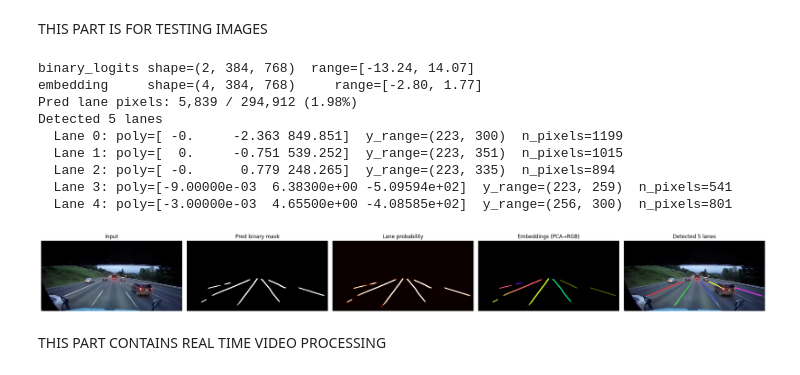
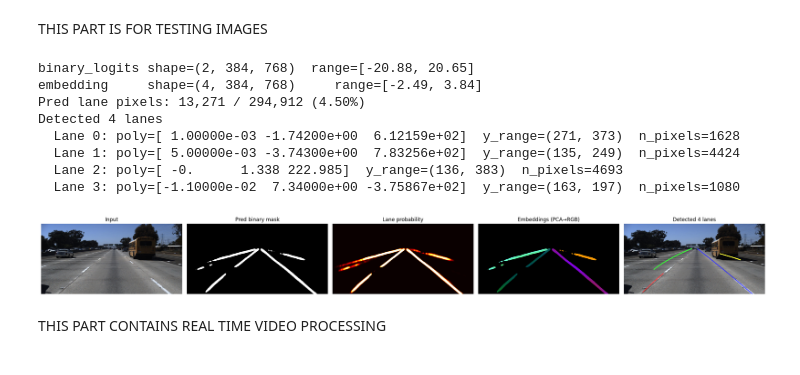
Before and after one commit to abdullahtapanci/LaneDetection, a Jupyter notebook: realTime.ipynb, the cells around one changed output. Cells and saved outputs as stored; diff of their text form; code cells hidden in the pictures.

```diff
--- a/realTime.ipynb
+++ b/realTime.ipynb
@@ -33,7 +39,7 @@ device = "cuda" if torch.cuda.is_available() else "cpu"
 print("device:", device)
 
 #Checkpoint path
-CKPT_PATH = "/content/drive/MyDrive/Lane_Detection_Project/checkpoints/5/best.pt"
+CKPT_PATH = "/content/drive/MyDrive/Lane_Detection_Project/checkpoints/6/best.pt"
 
 #Load the model
 #model = LaneNet(embedding_dim=4).to(device)
@@ -79,18 +86,18 @@ THIS PART IS FOR TESTING IMAGES
 # %%
 from sklearn.decomposition import PCA
 
-IMAGE_PATH = "/content/drive/MyDrive/Lane_Detection_Project/sampleImages/testImage1.png"
+IMAGE_PATH = "/content/drive/MyDrive/Lane_Detection_Project/sampleImages/testImage3.png"
 # IMAGE_PATH = "samples/test.jpg"   # local
 
 #These are postprocess hyperparameters — we can tune these per trained model
 #EPS is the maximum distance between two samples for them to be considered as in the same neighborhood.
 #MIN_SAMPLES is the minimum number of samples required to form a dense region (i.e., a lane).
 #MIN_PIXELS is the minimum number of pixels required for a detected lane to be considered valid.
-EPS, MIN_SAMPLES, MIN_PIXELS, BANDWIDTH = 0.1, 20, 100, 2.0
+EPS, MIN_SAMPLES, MIN_PIXELS, BANDWIDTH = 1.0, 20, 100, 1.5
 POLY_DEGREE = 2
-HORIZON_CUTOFF = 30
-HORIZON_PADDING = 10
-MIN_BLOB_PIXELS = 500
+HORIZON_CUTOFF = 0
+HORIZON_PADDING = 0
+MIN_BLOB_PIXELS = 10
 THRESHOLD = 0.7
 
 # --- Read image ---
@@ -106,10 +113,24 @@ with torch.no_grad():
 binary_np = binary_logits.squeeze(0).cpu().numpy()    # (2, H, W)
 emb_np    = embedding.squeeze(0).cpu().numpy()         # (D, H, W)
 
-lanes = my_postprocess(binary_np, emb_np,
-                       eps=EPS, min_samples=MIN_SAMPLES, threshold=THRESHOLD,
-                       poly_degree=POLY_DEGREE, min_pixels=MIN_PIXELS, bandwidth=BANDWIDTH, clustering_algorithm='dbscan',
-                       horizon_min_pixels=HORIZON_CUTOFF, horizon_padding=HORIZON_PADDING, min_blob_pixels=MIN_BLOB_PIXELS)
+# lanes = my_postprocess(binary_np, emb_np,
+#                        eps=EPS, min_samples=MIN_SAMPLES, threshold=THRESHOLD,
+#                        poly_degree=POLY_DEGREE, min_pixels=MIN_PIXELS, bandwidth=BANDWIDTH, clustering_algorithm='meanshift',
+#                        horizon_min_pixels=HORIZON_CUTOFF, horizon_padding=HORIZON_PADDING, min_blob_pixels=MIN_BLOB_PIXELS)
+
+lanes = my_postprocess(
+    binary_np,
+    emb_np,
+    threshold=THRESHOLD,
+    bandwidth=0.35,
+    min_pixels=MIN_PIXELS,
+    clustering_algorithm="meanshift",
+    normalize_embeddings=True,
+    use_coordinates=True,
+    coord_weight=0.25,
+    min_blob_pixels=MIN_BLOB_PIXELS,
+)
+
 
 # --- Pull intermediates for visualization ---
 binary_pred = binary_np.argmax(axis=0).astype(np.uint8)                # (H, W)
@@ -122,43 +143,42 @@ print(f"Pred lane pixels: {binary_pred.sum():,} / {binary_pred.size:,} "
       f"({100*binary_pred.mean():.2f}%)")
 print(f"Detected {len(lanes)} lanes")
 for i, l in enumerate(lanes):
     print(f"  Lane {i}: poly={l['poly'].round(3)}  y_range={l['y_range']}  "
           f"n_pixels={len(l['pixels'])}")
 
 # --- Embedding PCA → RGB (only at predicted lane pixels) ---
 D, H, W = emb_np.shape
 emb_flat = emb_np.reshape(D, -1).T
 lane_mask = binary_pred.astype(bool).flatten()
 emb_rgb = np.zeros((H * W, 3), dtype=np.float32)
 if lane_mask.sum() >= 3:
     pca = PCA(n_components=3).fit_transform(emb_flat[lane_mask])
     pca -= pca.min(axis=0); pca /= pca.max(axis=0) + 1e-8
     emb_rgb[lane_mask] = pca
 emb_rgb = emb_rgb.reshape(H, W, 3)
 
 # --- Draw lanes ---
 annotated = draw_lanes(frame_rgb.copy(), lanes)
 
 # --- 5-panel visualization ---
 fig, axes = plt.subplots(1, 5, figsize=(24, 5))
 axes[0].imshow(frame_rgb);                                axes[0].set_title("Input")
 axes[1].imshow(binary_pred, cmap="gray");                 axes[1].set_title("Pred binary mask")
 axes[2].imshow(binary_prob, cmap="hot", vmin=0, vmax=1);  axes[2].set_title("Lane probability")
 axes[3].imshow(emb_rgb);                                  axes[3].set_title("Embeddings (PCA→RGB)")
 axes[4].imshow(annotated);                                axes[4].set_title(f"Detected {len(lanes)} lanes")
 for a in axes: a.axis("off")
 plt.tight_layout(); plt.show()
 # %% [output]
-binary_logits shape=(2, 384, 768)  range=[-13.24, 14.07]
-embedding     shape=(4, 384, 768)     range=[-2.80, 1.77]
-Pred lane pixels: 5,839 / 294,912 (1.98%)
-Detected 5 lanes
-  Lane 0: poly=[ -0.     -2.363 849.851]  y_range=(223, 300)  n_pixels=1199
-  Lane 1: poly=[  0.     -0.751 539.252]  y_range=(223, 351)  n_pixels=1015
-  Lane 2: poly=[ -0.      0.779 248.265]  y_range=(223, 335)  n_pixels=894
-  Lane 3: poly=[-9.00000e-03  6.38300e+00 -5.09594e+02]  y_range=(223, 259)  n_pixels=541
-  Lane 4: poly=[-3.00000e-03  4.65500e+00 -4.08585e+02]  y_range=(256, 300)  n_pixels=801
+binary_logits shape=(2, 384, 768)  range=[-20.88, 20.65]
+embedding     shape=(4, 384, 768)     range=[-2.49, 3.84]
+Pred lane pixels: 13,271 / 294,912 (4.50%)
+Detected 4 lanes
+  Lane 0: poly=[ 1.00000e-03 -1.74200e+00  6.12159e+02]  y_range=(271, 373)  n_pixels=1628
+  Lane 1: poly=[ 5.00000e-03 -3.74300e+00  7.83256e+02]  y_range=(135, 249)  n_pixels=4424
+  Lane 2: poly=[ -0.      1.338 222.985]  y_range=(136, 383)  n_pixels=4693
+  Lane 3: poly=[-1.10000e-02  7.34000e+00 -3.75867e+02]  y_range=(163, 197)  n_pixels=1080
-[figure, old version]
+[figure, new version]
 # %% [markdown]
 THIS PART CONTAINS REAL TIME VIDEO PROCESSING
 # %%
```
Also changed, not shown: parts of 6 cells of this notebook, 2 other files.
